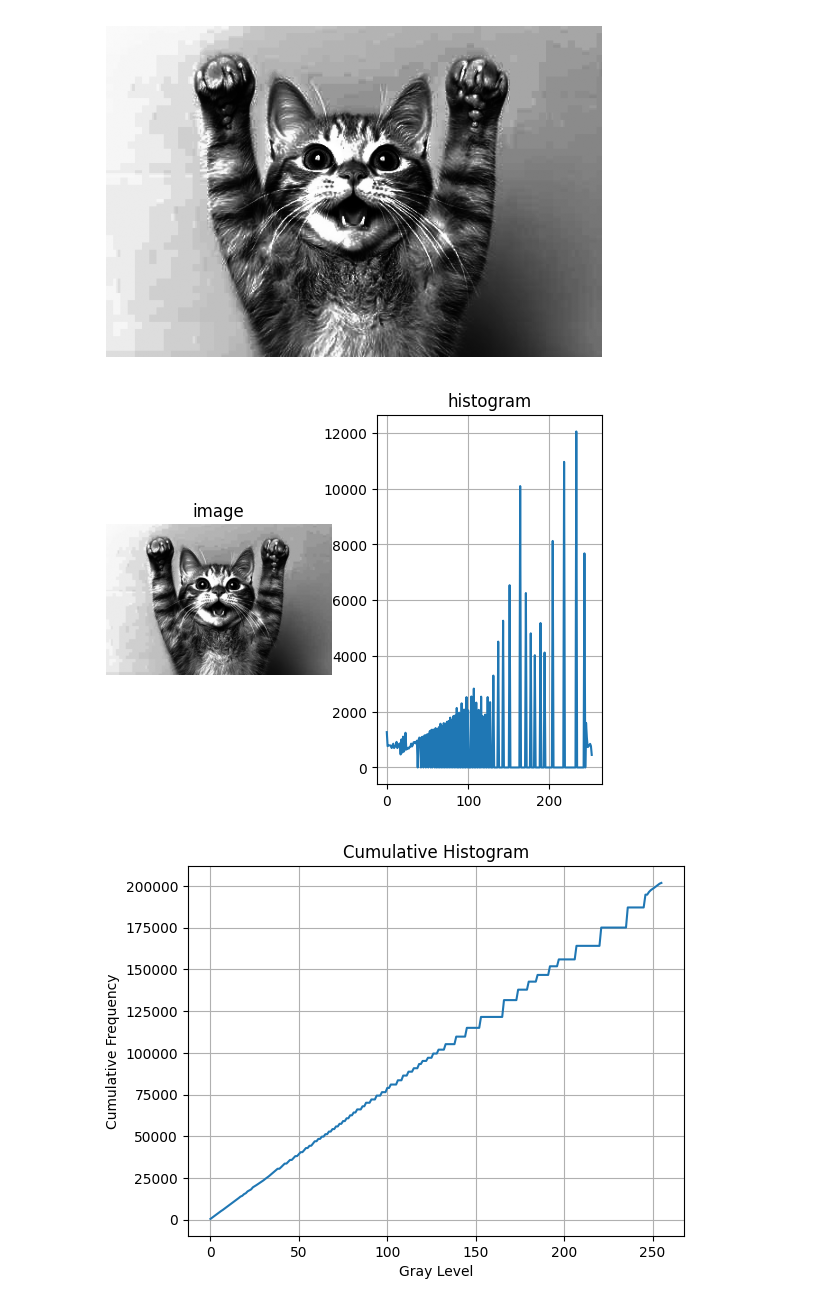
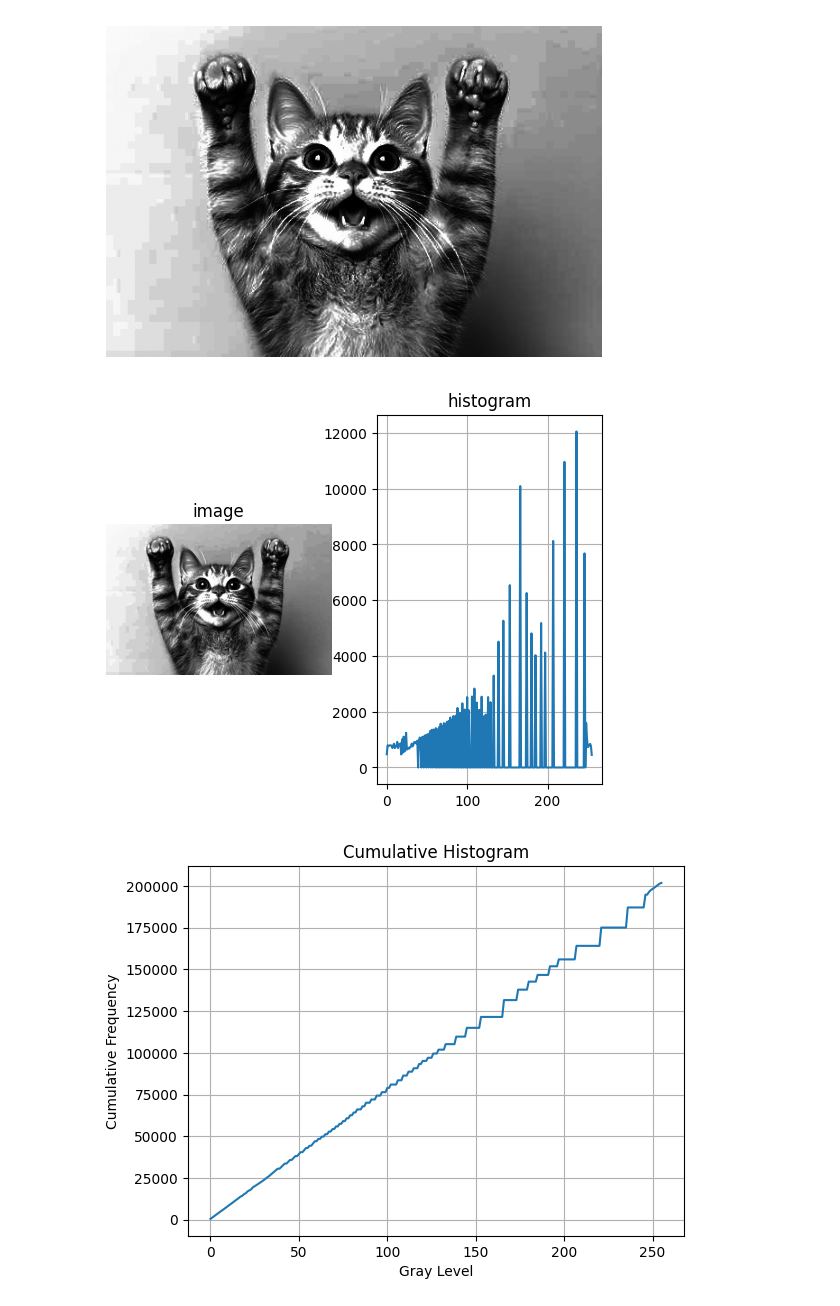
Before and after one commit to mhtasnia/DS424, a Jupyter notebook: DS424_Understanding_Image_histogram&equalization_practice.ipynb, the cells around one changed output. Cells and saved outputs as stored; diff of their text form; code cells hidden in the pictures.

```diff
--- a/DS424_Understanding_Image_histogram&equalization_practice.ipynb
+++ b/DS424_Understanding_Image_histogram&equalization_practice.ipynb
@@ -99,16 +99,16 @@ plt.axis('off')
 # %%
 plt.subplot(1,2,1)
 plt.imshow(equ,cmap='gray')
 plt.title('image')
 plt.axis('off')
 plt.subplot(1,2,2)
-hist,bins=np.histogram(equ.ravel(),253,[0,256])
+hist,bins=np.histogram(equ.ravel(),256,[0,256])
 plt.plot(hist)
 plt.title('histogram')
 plt.grid(True)
 plt.show()
 # %% [output]
-[figure, old version]
+[figure, new version]
 # %%
 hist, bins = np.histogram(equ.ravel(), 256, [0, 256])
 cumulative_hist = np.cumsum(hist)
```
Also changed, not shown: parts of 15 cells of this notebook.
